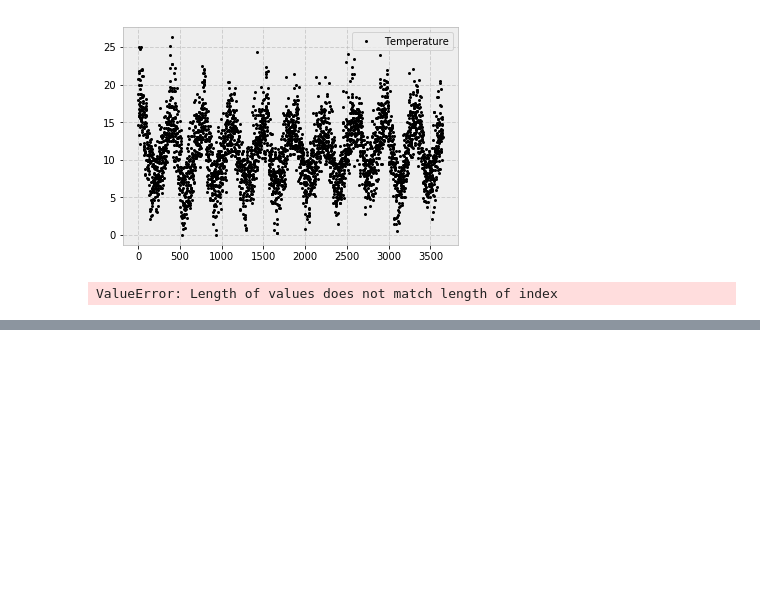
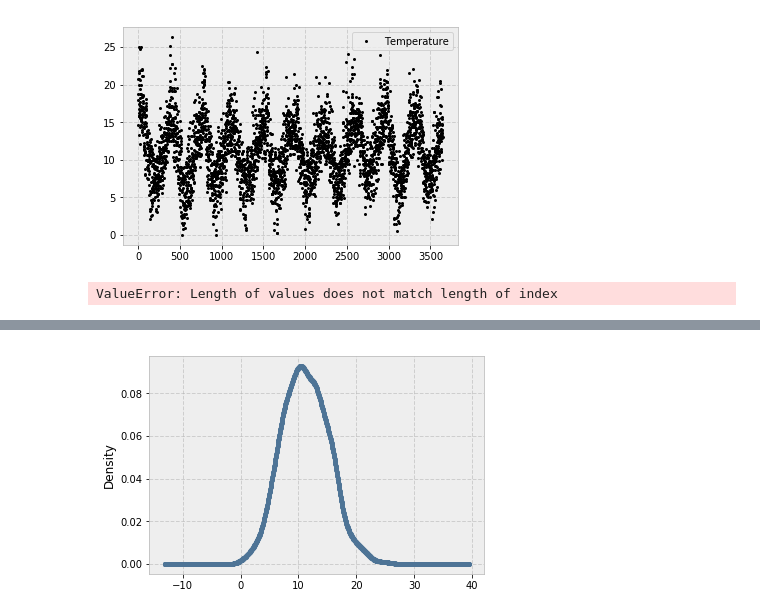
Before and after one commit to milindnirgun/pycharts, a Jupyter notebook: TimeSeries.ipynb, the cells around one changed output, grey strips where cells are left out. Drawn from its saved outputs; the diff is of its cells as text; code cells hidden in the pictures; blank space fills up the shorter version.

```diff
--- a/TimeSeries.ipynb
+++ b/TimeSeries.ipynb
@@ -50,0 +51,4 @@ AttributeError: 'Series' object has no attribute 'grouper'
+# %%
+series.plot(kind='kde');
+# %% [output]
+[figure, added]
```
Also changed, not shown: parts of 6 cells of this notebook.
